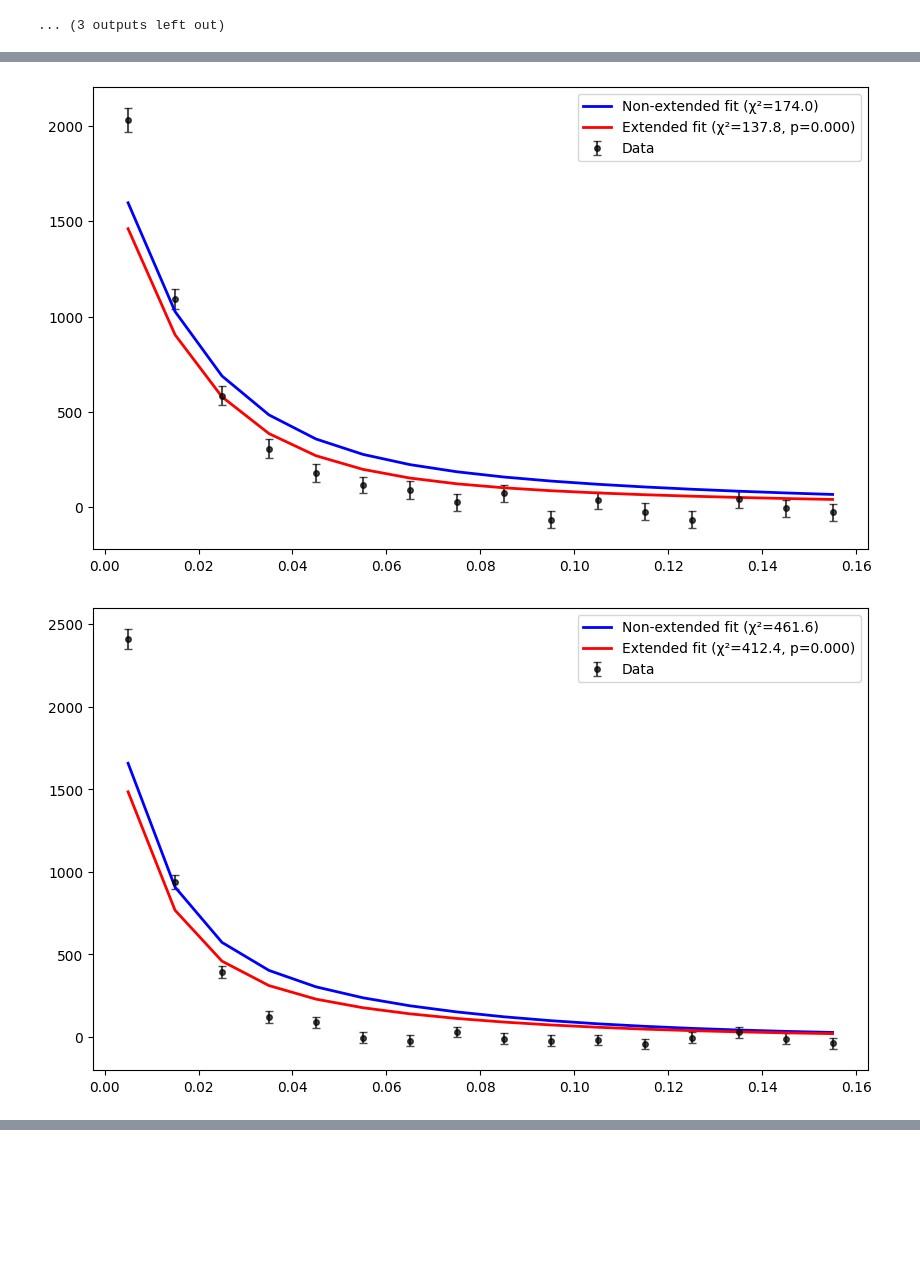
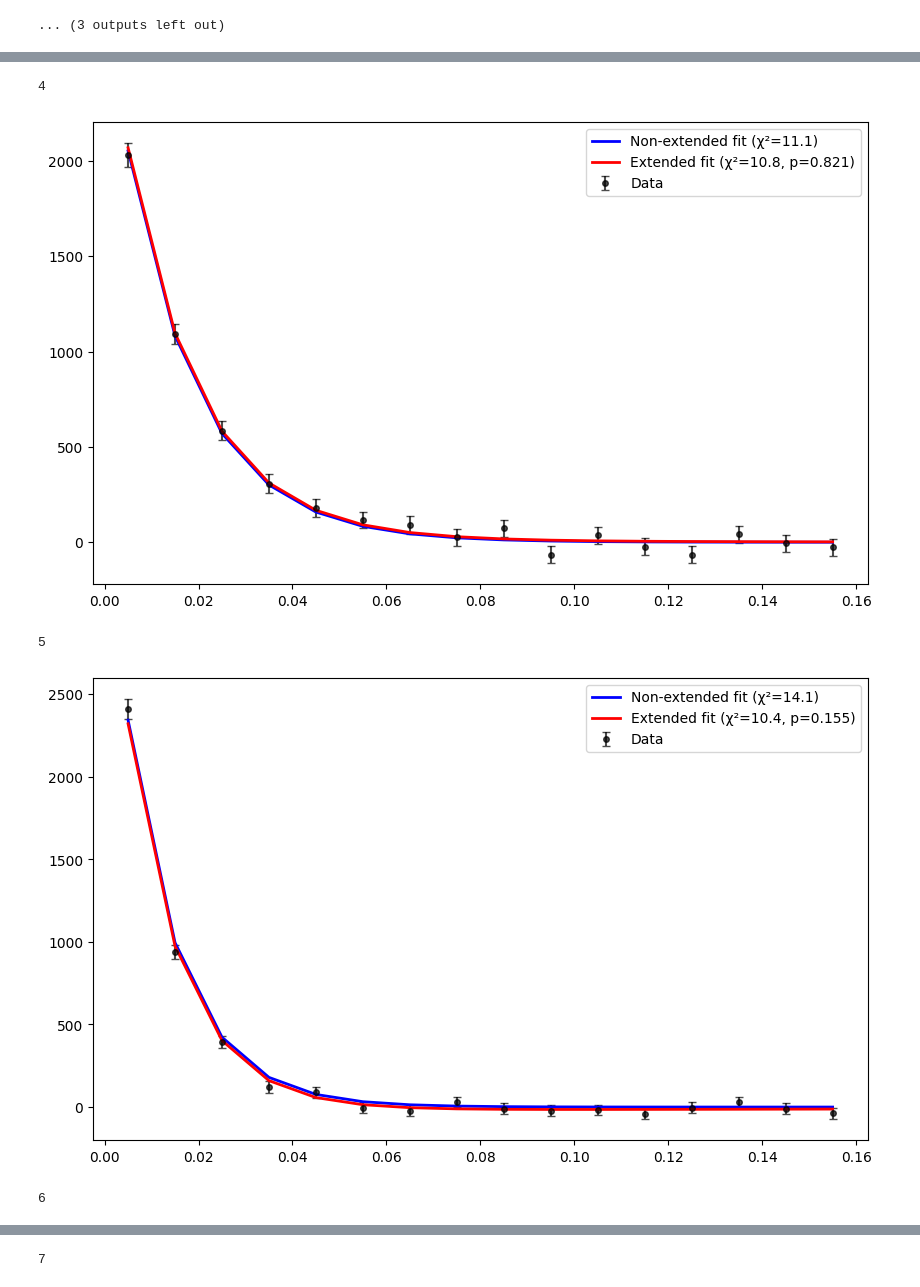
Before and after one commit to Nico812/CTAO-1DC-Blazars-analysis-TP5, a Jupyter notebook: MRK501_DC1.ipynb, the cells around one changed output, grey strips where cells are left out. Drawn from its saved outputs; the diff is of its cells as text; code cells hidden in the pictures; blank space fills up the shorter version.

```diff
--- a/MRK501_DC1.ipynb
+++ b/MRK501_DC1.ipynb
@@ -159,0 +121,8 @@ array([array([1.13703809e+04, 1.44538627e+00, 1.01756094e-01, 1.59478468e-01]),
+# %%
+psf_hbu = irf["psf"]
+print(psf_hbu)
+print(psf_hbu.info())
+print(psf_hbu.data.shape)
+# here i'm guessing the energy bins of the psf since idk how to see them.
+psf_e_bins = np.logspace(np.log10(0.013), np.log10(199.526), 22)
+print(psf_e_bins)
@@ -160,17 +147,24 @@ array([array([1.13703809e+04, 1.44538627e+00, 1.01756094e-01, 1.59478468e-01]),
 # %%
-crab_fit = np.load("../crab_fit.npy", allow_pickle=True)
+for i, (ct, ct_err) in enumerate(zip(cts, cts_err)):
+    psf_index = None
+    for j in range(len(psf_e_bins) - 1):
+        if psf_e_bins[j] <= e[i] < psf_e_bins[j+1]:
+            psf_index = j
+            break
 
-for i, (ct, ct_err) in enumerate(zip(cts, cts_err)):
-    crab_fit_param = crab_fit[i]
-    # change these
+    sigma_1, sigma_2, sigma_3, scale, ampl_2, ampl_3 = psf_hbu.data[psf_index][0]
+
+    def psf_model(th2, norm):
+        gauss1 = np.exp(-th2 / (2 * sigma_1**2))
+        gauss2 = ampl_2*np.exp(-th2 / (2 * sigma_2**2))
+        gauss3 = ampl_3*np.exp(-th2 / (2 * sigma_3**2))
+        return norm*(gauss1+gauss2+gauss3)
+
     init_guess_noext = [1.0]
     init_guess_ext = [0.1, 0.1]
 
-    def non_ext_model(th2, norm_tot):
-        return double_gaussian(th2, norm_tot, *crab_fit_param[1:])
-
     popt_noext, pcov_noext = curve_fit(
-            non_ext_model,
+            psf_model,
             th2,
             ct,
             sigma=ct_err,
@@ -180,7 +174,8 @@ for i, (ct, ct_err) in enumerate(zip(cts, cts_err)):
         )
 
     def ext_model(th2, norm_e, sigma_e):
-        return triple_gaussian(th2, popt_noext, norm_e, *crab_fit_param[1:], sigma_e)
+        gauss_ext = norm_e*np.exp(-th2/2/sigma_e**2)
+        return psf_model(th2, popt_noext) + gauss_ext
 
     popt_ext, pcov_ext = curve_fit(
             ext_model,
@@ -191,7 +186,7 @@ for i, (ct, ct_err) in enumerate(zip(cts, cts_err)):
             absolute_sigma=True,
             maxfev=10000,
         )
-    fit_noext = non_ext_model(th2, *popt_noext)
+    fit_noext = psf_model(th2, *popt_noext)
     fit_ext = ext_model(th2, *popt_ext)
     delta_dof = 2 # here is 2 or 1?????
     chi2_noext = np.sum(((ct - fit_noext) / ct_err) ** 2)
@@ -217,2 +213,5 @@ for i, (ct, ct_err) in enumerate(zip(cts, cts_err)):
+4
-[figure, old version]
+[figure, new version]
+5
-[figure, old version]
+[figure, new version]
+6
@@ -219,0 +219 @@ for i, (ct, ct_err) in enumerate(zip(cts, cts_err)):
+7
```
Also changed, not shown: parts of 5 cells of this notebook, 2 other files.
